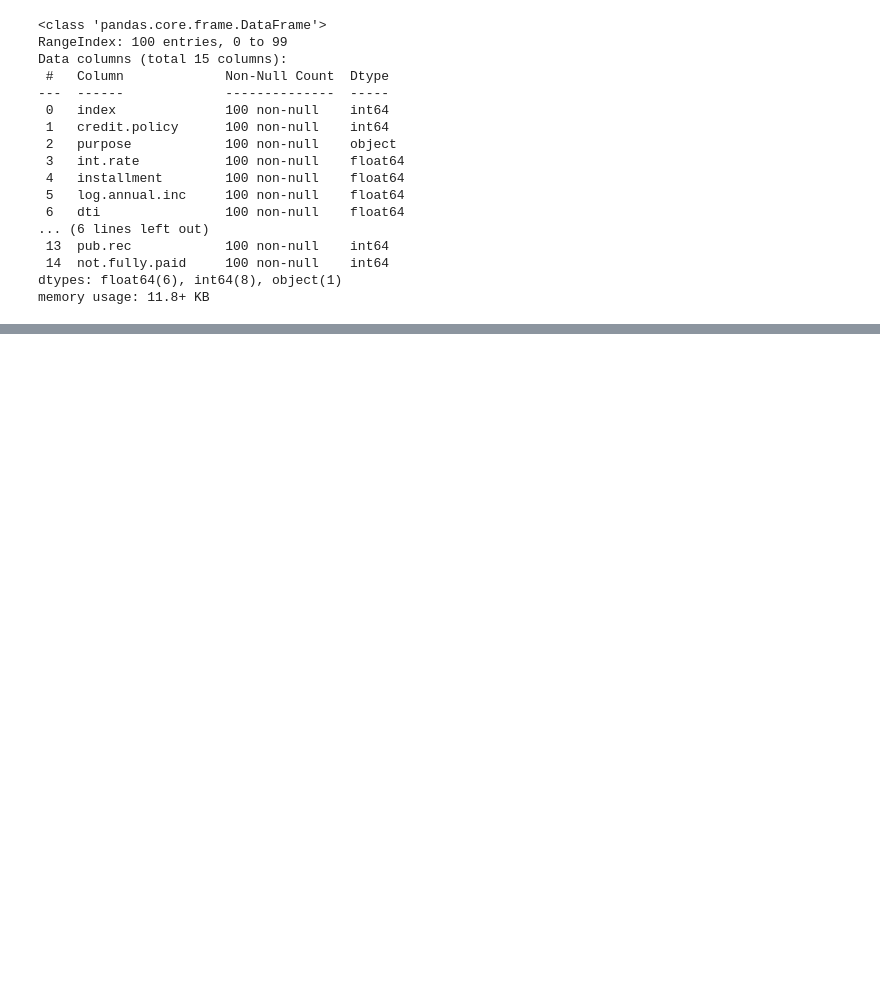
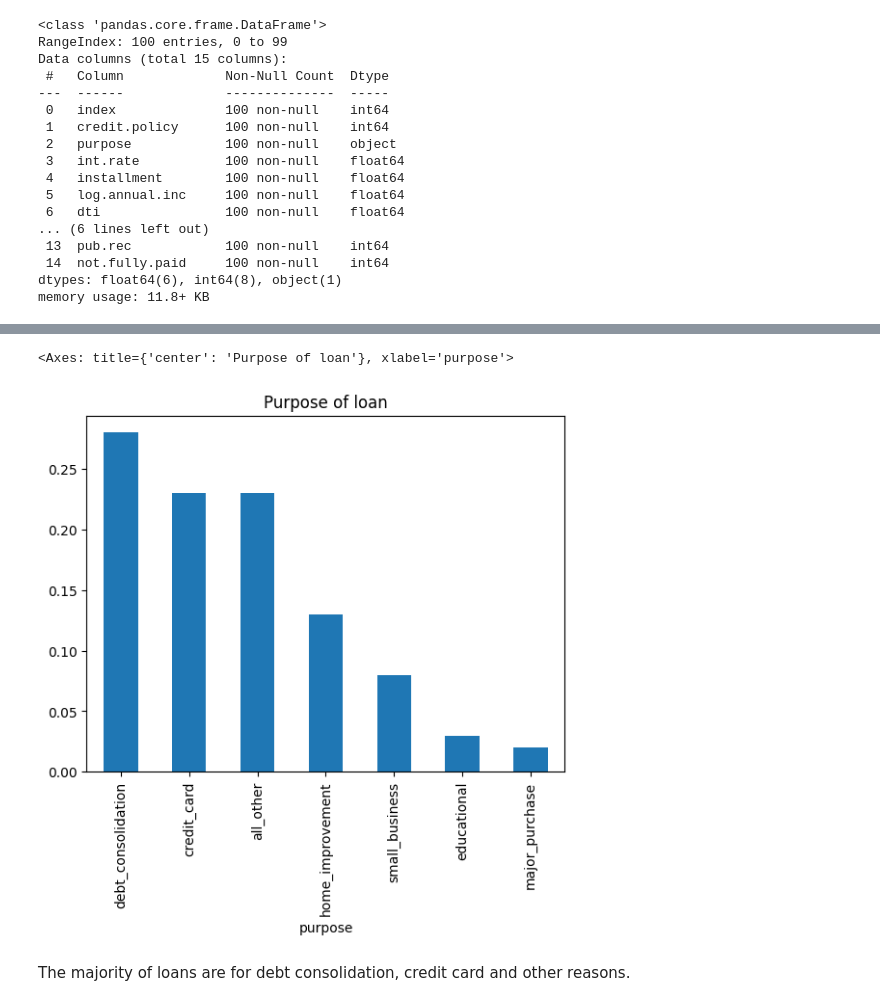
Before and after one commit to twobunnyrabbit/Python-Machine-Learning-by-Example-Fourth-Edition, a Jupyter notebook: ch2/naive_bayes_datacamp.ipynb, the cells around one changed output, grey strips where cells are left out. Cells and saved outputs as stored; diff of their text form; code cells hidden in the pictures; blank space fills up the shorter version.

```diff
--- a/ch2/naive_bayes_datacamp.ipynb
+++ b/ch2/naive_bayes_datacamp.ipynb
@@ -268,0 +361,20 @@ df.select_dtypes(include='object').columns.tolist()
+# %%
+# create a function for printing the start of the EDA for a column
+def print_eda_start(df, col_number):
+    col_name = df.columns[col_number]
+    description = ''
+    # check if col_name in key of metadata
+    if 'metadata' in df.attrs and col_name in df.attrs['metadata']:
+        description = df.attrs['metadata'][col_name]
+    else:
+        description = 'No description available'
+
+    meta_data = df.attrs['metadata'][df.columns[col_number]] if 'metadata' in df.attrs and df.columns[col_number] in df.attrs['metadata'] else ''
+    # text = f"### EDA for **{df.columns[col_number]}** - ({col_number}/{len(df.columns) - 1}) \n #### {df.attrs['metadata'][df.columns[col_number]]}"
+    text = f"### EDA for **{col_name}** - ({col_number}/{len(df.columns) - 1}) \n #### {description}"
+    display(Markdown(text))
+    return df.columns[col_number]
+    # print(text)
+# %%
+# create tracker function
+next_col = make_column_tracker(df)
@@ -268,0 +395,2 @@ df.select_dtypes(include='object').columns.tolist()
+# %%
+col_name = print_eda_start(df, next_col())
@@ -268,0 +426,8 @@ df.select_dtypes(include='object').columns.tolist()
+# %%
+# df[col_name].value_counts().plot(kind='bar')
+df[col_name].value_counts(normalize=True).plot(kind='bar', title="Purpose of loan")
+# %% [output]
+<Axes: title={'center': 'Purpose of loan'}, xlabel='purpose'>
+[figure, added]
+# %% [markdown]
+The majority of loans are for debt consolidation, credit card and other reasons.
```
Also changed, not shown: parts of 103 cells of this notebook.
